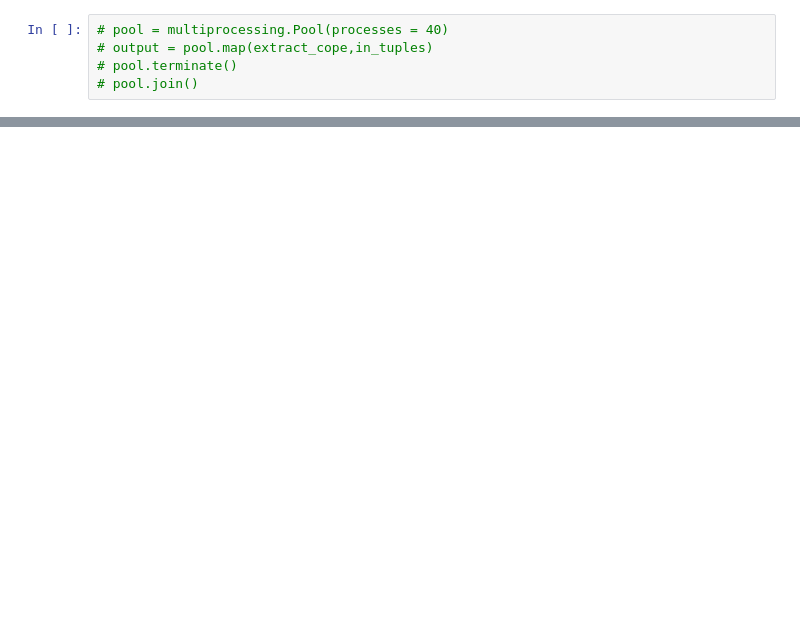
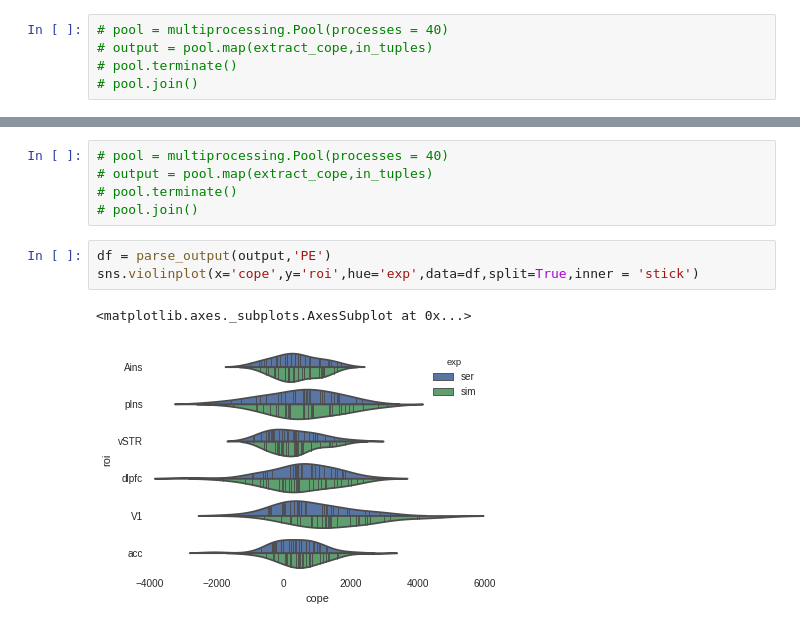
Before and after one commit to iancballard/fd_fmri, a Jupyter notebook: roi_analysis.ipynb, the cells around one changed output, grey strips where cells are left out. Drawn from its saved outputs; the diff is of its cells as text; blank space fills up the shorter version.

```diff
--- a/roi_analysis.ipynb
+++ b/roi_analysis.ipynb
@@ -187,0 +466,11 @@ for exp in ['sim','ser']:
+# %%
+# pool = multiprocessing.Pool(processes = 40)
+# output = pool.map(extract_cope,in_tuples)
+# pool.terminate()
+# pool.join()
+# %%
+df = parse_output(output,'PE')
+sns.violinplot(x='cope',y='roi',hue='exp',data=df,split=True,inner = 'stick')
+# %% [output]
+<matplotlib.axes._subplots.AxesSubplot at 0x...>
+[figure, added]
```
Also changed, not shown: parts of 102 cells of this notebook.
